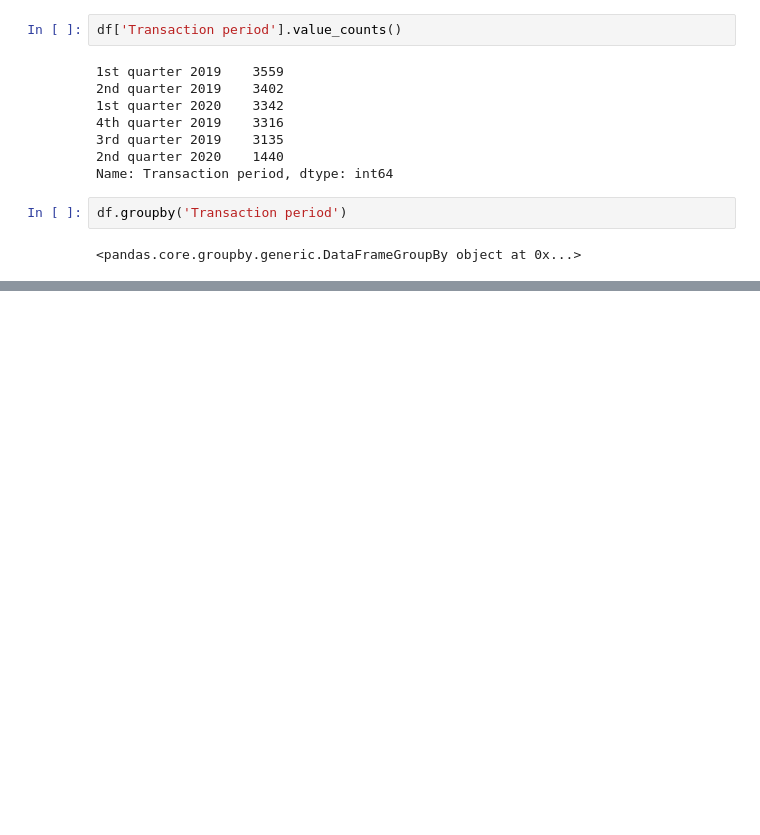
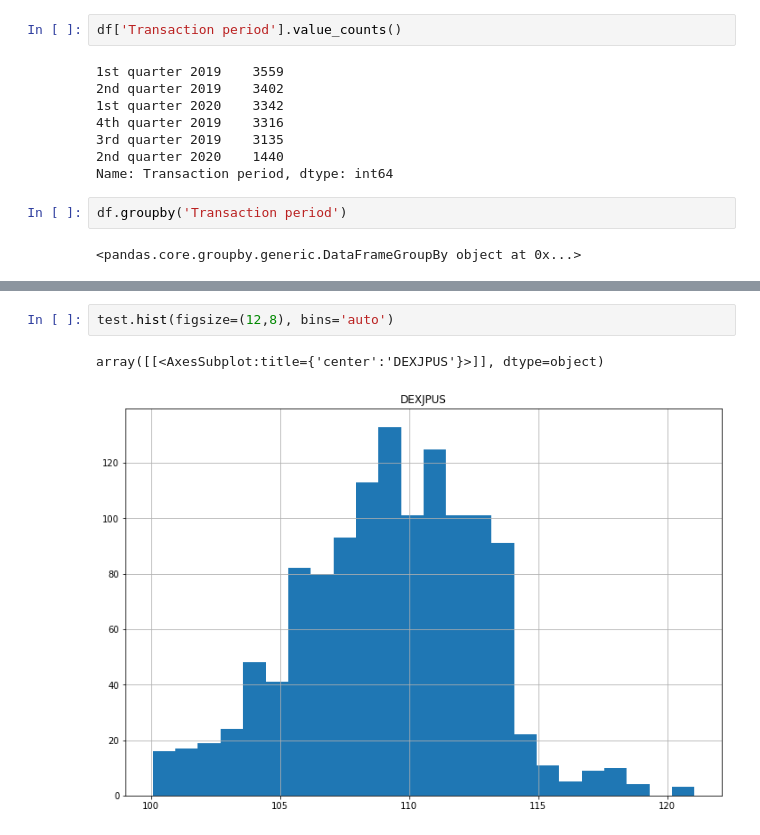
Before and after one commit to scottokamura/jpy_usd_forecast, a Jupyter notebook: Untitled.ipynb, the cells around one changed output, grey strips where cells are left out. Cells and saved outputs as stored; diff of their text form; blank space fills up the shorter version.

```diff
--- a/Untitled.ipynb
+++ b/Untitled.ipynb
@@ -65,0 +217,5 @@ df.groupby('Transaction period')
+# %%
+test.hist(figsize=(12,8), bins='auto')
+# %% [output]
+array([[<AxesSubplot:title={'center':'DEXJPUS'}>]], dtype=object)
+[figure, added]
```
Also changed, not shown: parts of 31 cells of this notebook, 3 other files.
